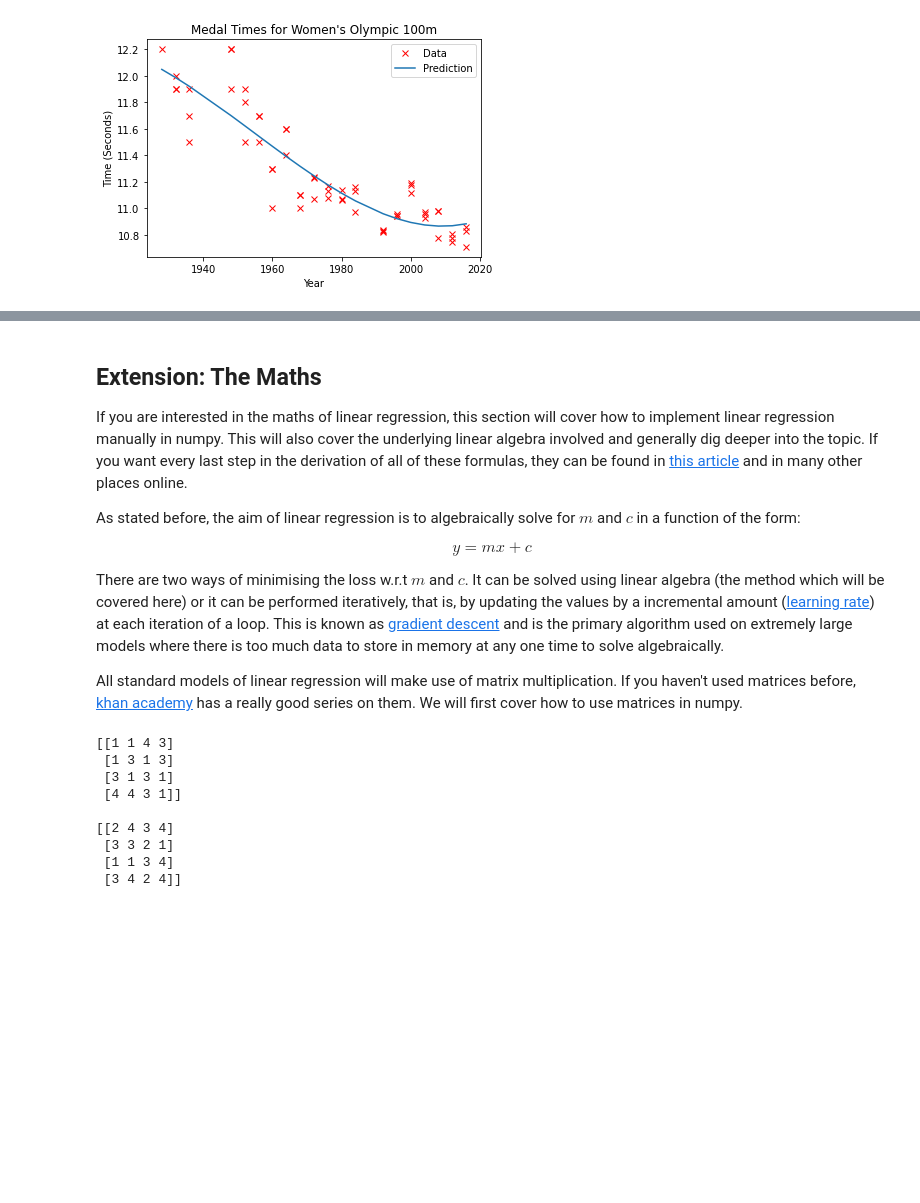
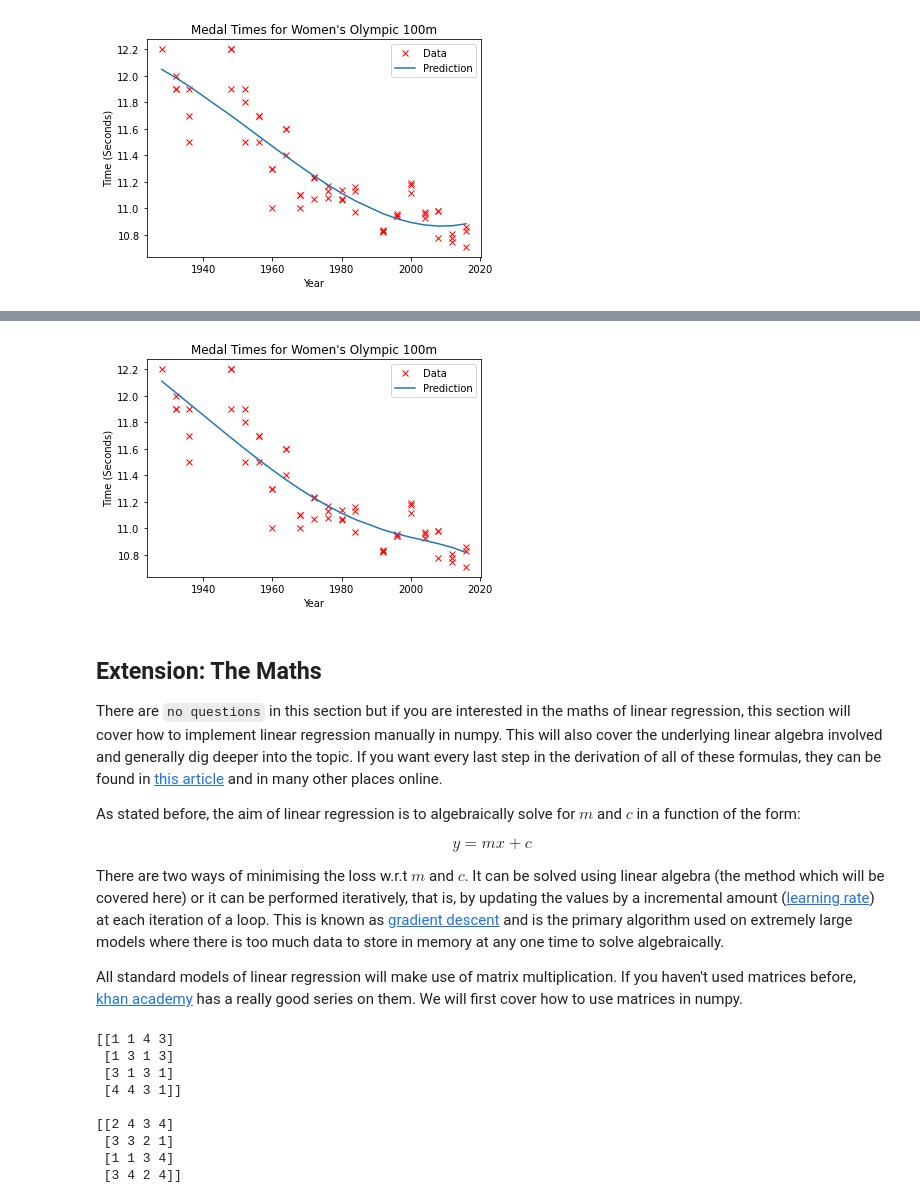
Before and after one commit to wrmthorne/SWiCS-WIE-Advanced-Python-Worksheets, a Jupyter notebook: linear_regression_notebook.ipynb, the cells around one changed output, grey strips where cells are left out. Cells and saved outputs as stored; diff of their text form; code cells hidden in the pictures; blank space fills up the shorter version.

```diff
--- a/linear_regression_notebook.ipynb
+++ b/linear_regression_notebook.ipynb
@@ -443,7 +443,7 @@ y = np.array(data.Result.values, dtype=float).reshape(-1, 1)
 # %% [markdown]
 We can now define our polynomial basis function which will convert our data into the desired form $\Phi$, specified above
 # %%
-def polynomial(x, num_basis=4, data_limits=[-1., 1.]):
+def polynomial(x, num_basis=4):
     Phi = np.zeros((x.shape[0], num_basis))
     for i in range(num_basis):
         Phi[:, i:i+1] = x**i
@@ -476,7 +480,23 @@ plt.show()
+# %%
+# Sample answer
+X_basis = polynomial(x, num_basis=len(x))
+lin_reg = linear_model.LinearRegression()
+lin_reg.fit(X_basis, y)
+y_pred = lin_reg.predict(X_basis)
+
+plt.plot(x, y, 'rx', label='Data')
+plt.plot(x, y_pred, label='Prediction')
+plt.title('Medal Times for Women\'s Olympic 100m')
+plt.xlabel('Year')
+plt.ylabel('Time (Seconds)')
+plt.legend()
+plt.show()
+# %% [output]
+[figure, added]
 # %% [markdown]
 ## Extension: The Maths
 
-If you are interested in the maths of linear regression, this section will cover how to implement linear regression manually in numpy. This will also cover the underlying linear algebra involved and generally dig deeper into the topic. If you want every last step in the derivation of all of these formulas, they can be found in [this article](https://towardsdatascience.com/understanding-linear-regression-eaaaed2d983e) and in many other places online.
+There are `no questions` in this section but if you are interested in the maths of linear regression, this section will cover how to implement linear regression manually in numpy. This will also cover the underlying linear algebra involved and generally dig deeper into the topic. If you want every last step in the derivation of all of these formulas, they can be found in [this article](https://towardsdatascience.com/understanding-linear-regression-eaaaed2d983e) and in many other places online.
 
 As stated before, the aim of linear regression is to algebraically solve for $m$ and $c$ in a function of the form:
 
```
Also changed, not shown: parts of 5 cells of this notebook, 1 other file.
